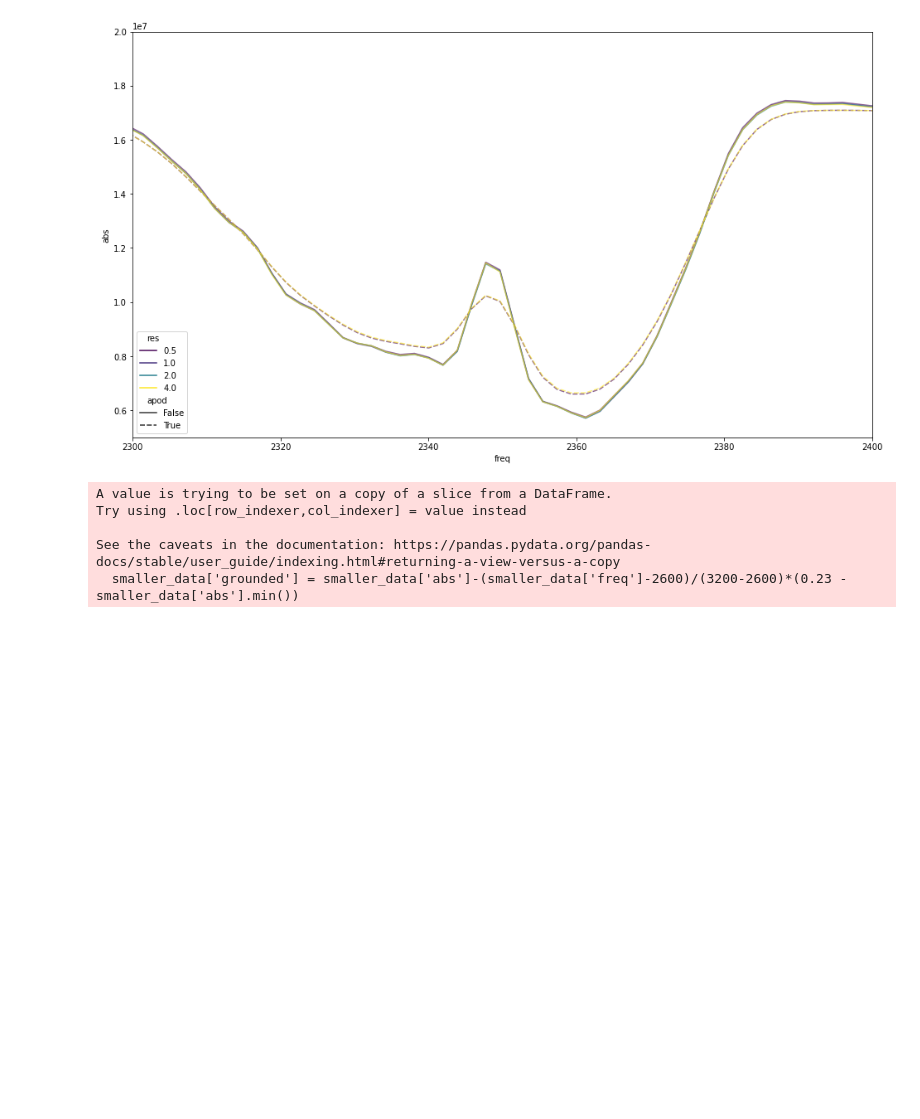
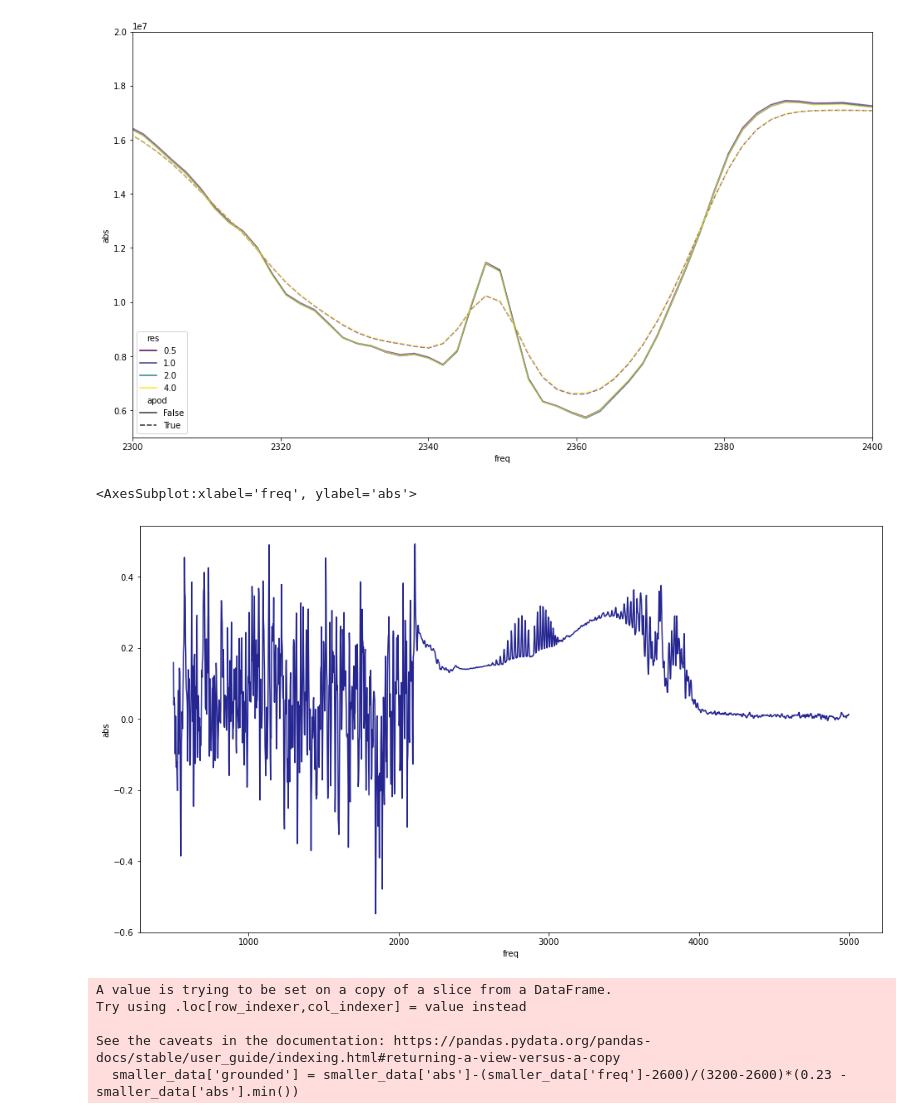
Before and after one commit to Redencon/Lapki, a Jupyter notebook: FTIR.ipynb, the cells around one changed output. Cells and saved outputs as stored; diff of their text form; code cells hidden in the pictures; blank space fills up the shorter version.

```diff
--- a/FTIR.ipynb
+++ b/FTIR.ipynb
@@ -52,9 +52,15 @@ plt.ylim(5e6, 20e6)
 # %%
 data = pd.read_csv('FTIR/2 empty пустой рабочий (к опорному).ascii', comment='#', skiprows=0, sep='\t', header=None)
 data.columns = ['freq', 'abs']
 
 data_hcl = pd.read_csv('FTIR/2 hcl better.ascii', comment='#', skiprows=0, sep='\t', header=None)
 data_hcl.columns = ['freq', 'abs']
+
+plt.figure(figsize=(16, 9))
+sns.lineplot(data=data_hcl, x='freq', y='abs', alpha = 0.85, color='navy')
+# %% [output]
+<AxesSubplot:xlabel='freq', ylabel='abs'>
+[figure, added]
 # %%
 plt.figure(figsize=(16, 9))
 smaller_data = data_hcl[(data_hcl['freq'] < 3200) & (data_hcl['freq'] > 2600)]
```
Also changed, not shown: parts of 2 cells of this notebook.
